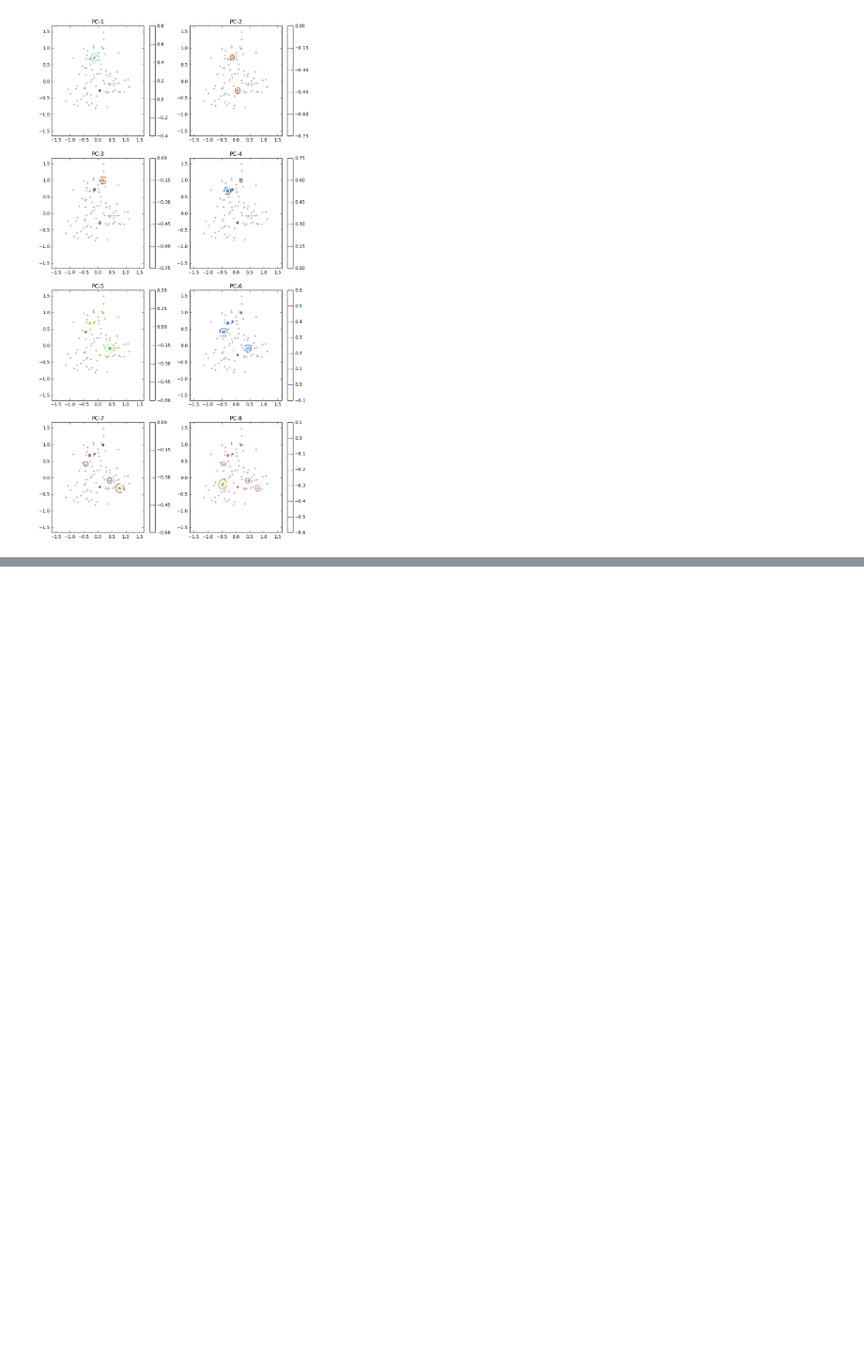
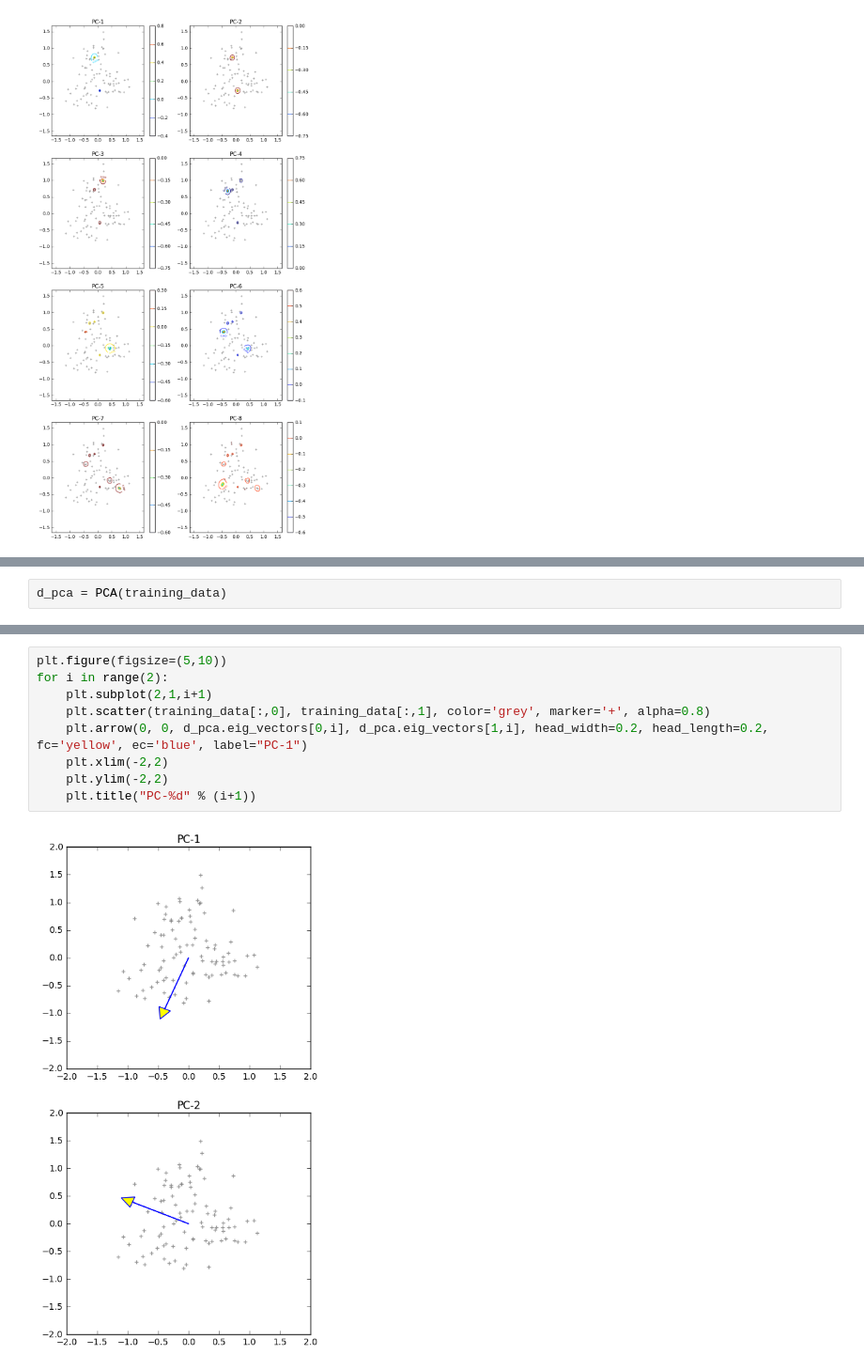
Before and after one commit to p16i/course-machine-intelligence-2, a Jupyter notebook: w4-kernel-pca/kernel-pca.ipynb, the cells around one changed output, grey strips where cells are left out. Shown at 94% size. Drawn from its saved outputs; the diff is of its cells as text; blank space fills up the shorter version.

```diff
--- a/w4-kernel-pca/kernel-pca.ipynb
+++ b/w4-kernel-pca/kernel-pca.ipynb
@@ -111,0 +119,2 @@ for i in range(8):
+# %%
+d_pca = PCA(training_data)
@@ -111,0 +132,11 @@ for i in range(8):
+# %%
+plt.figure(figsize=(5,10))
+for i in range(2):
+    plt.subplot(2,1,i+1)
+    plt.scatter(training_data[:,0], training_data[:,1], color='grey', marker='+', alpha=0.8)
+    plt.arrow(0, 0, d_pca.eig_vectors[0,i], d_pca.eig_vectors[1,i], head_width=0.2, head_length=0.2, fc='yellow', ec='blue', label="PC-1")
+    plt.xlim(-2,2)
+    plt.ylim(-2,2)
+    plt.title("PC-%d" % (i+1))
+# %% [output]
+[figure, added]
```
Also changed, not shown: parts of 5 cells of this notebook.
